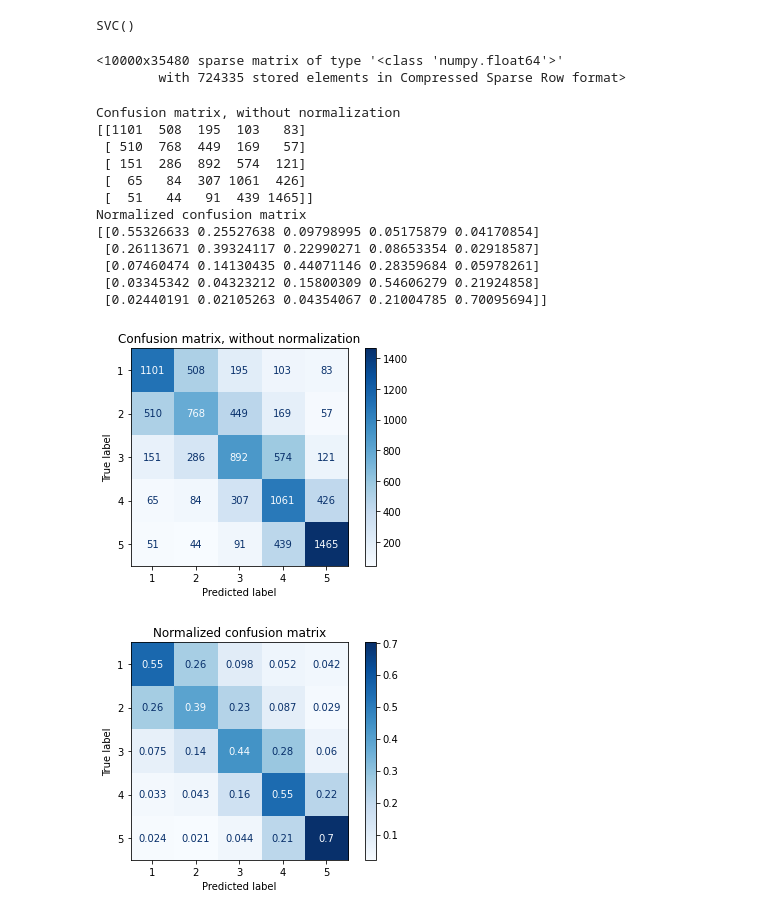
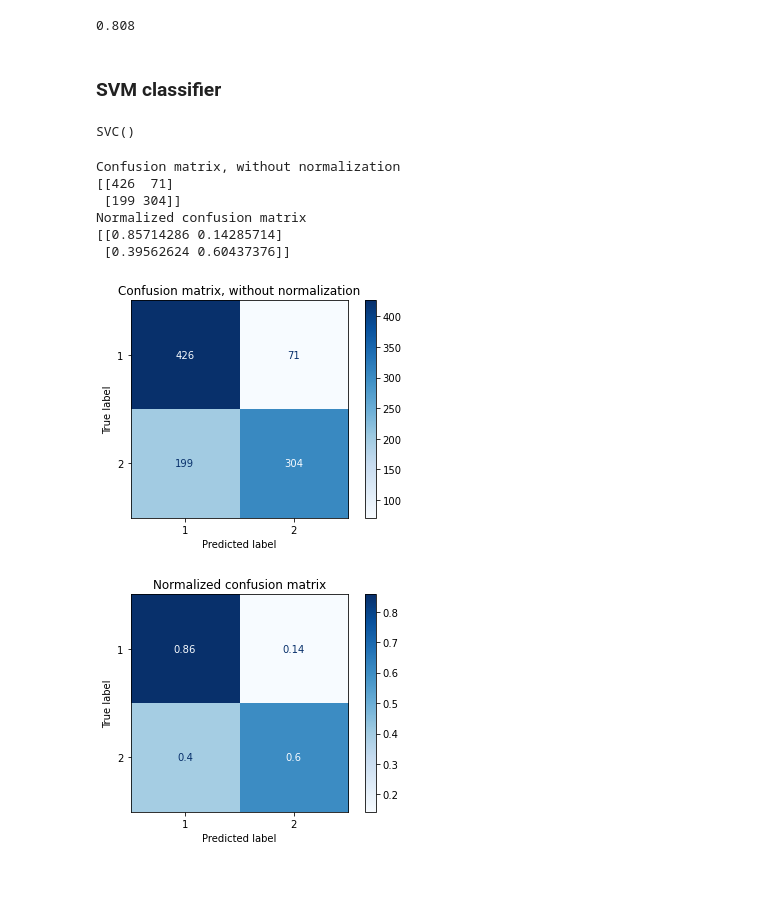
Before and after one commit to Vishvak365/NLP-Tweet-Analysis, a Jupyter notebook: ML_training.ipynb, the cells around one changed output. Cells and saved outputs as stored; diff of their text form; code cells hidden in the pictures; blank space fills up the shorter version.

```diff
--- a/ML_training.ipynb
+++ b/ML_training.ipynb
@@ -64,0 +63,5 @@ df = df.append(rating_5_df[:numValues])
+# %%
+numValues = min(len(rating_positive_df),len(rating_negative_df))
+df.drop(df.index, inplace=True)
+df = df.append(rating_positive_df[:numValues])
+df = df.append(rating_negative_df[:numValues])
@@ -65,5 +70,6 @@ df = df.append(rating_5_df[:numValues])
 # %%
 train_X,test_X,train_y,test_y = train_test_split(df['reviews'], df['rating'], test_size=0.20, random_state=42)
-vectorizer = TfidfVectorizer()
-train_X = vectorizer.fit_transform(train_X[:10000])
-test_X = vectorizer.transform(test_X[:10000])
+train_len,test_len = len(train_X),len(test_X)
+vectorizer = TfidfVectorizer(min_df=2, ngram_range=(1, 2), stop_words='english', max_features= 25000,strip_accents='unicode', norm='l2')
+train_X = vectorizer.fit_transform(train_X[:50000]).todense()
+test_X = vectorizer.transform(test_X).todense()
@@ -75,40 +112,55 @@ FreqDist({2: 44137, 1: 44035, 4: 44026, 3: 43943, 5: 43859})
+# %%
+# accuracy_score(test_y[:1000],model.predict(test_X[:1000]))
+s_ubset = 1000
+pred = model.predict(test_X[:s_ubset])
+# pred_t = model.predict(train_X[:100])
+test_y = test_y.reset_index(drop=True)
+# train_y = train_y.reset_index(drop=True)
+
+pred_0_1 = []
+for y in pred:
+    if y > .5:
+        pred_0_1.append(1)
+    else:
+        pred_0_1.append(0)
+accuracy_score(test_y[:s_ubset],pred_0_1)
+
+# pred = [for y in pred]
+# for i in range(99):
+#     print(pred[i][0],test_y[i])
+# for i in range(99):
+#     print(pred_t[i][0],train_y[i])
+# %% [output]
+0.808
+# %% [markdown]
+### SVM classifier
 # %%
-# clf = MultinomialNB().fit(train_X, train_y[:100000])
+# # clf = MultinomialNB().fit(train_X, train_y[:100000])
+subset_data = 1000
 from sklearn import svm
 clf = svm.SVC()
-clf.fit(train_X, train_y[:10000])
+clf.fit(train_X[:subset_data], train_y[:subset_data])
 # %% [output]
 SVC()
-# %%
-train_X
-# %% [output]
-<10000x35480 sparse matrix of type '<class 'numpy.float64'>'
-        with 724335 stored elements in Compressed Sparse Row format>
 # %%
 titles_options = [("Confusion matrix, without normalization", None),
                   ("Normalized confusion matrix", 'true')]
 for title, normalize in titles_options:
-    disp = plot_confusion_matrix(clf, test_X, test_y[:10000],
-                                 display_labels=np.arange(1,6),
+    disp = plot_confusion_matrix(clf, test_X[:1000], test_y[:1000],
+                                 display_labels=np.arange(1,3),
                                  cmap=plt.cm.Blues,
                                  normalize=normalize)
     disp.ax_.set_title(title)
 
     print(title)
     print(disp.confusion_matrix)
 plt.show()
 # %% [output]
 Confusion matrix, without normalization
-[[1101  508  195  103   83]
- [ 510  768  449  169   57]
- [ 151  286  892  574  121]
- [  65   84  307 1061  426]
- [  51   44   91  439 1465]]
+[[426  71]
+ [199 304]]
 Normalized confusion matrix
-[[0.55326633 0.25527638 0.09798995 0.05175879 0.04170854]
- [0.26113671 0.39324117 0.22990271 0.08653354 0.02918587]
- [0.07460474 0.14130435 0.44071146 0.28359684 0.05978261]
- [0.03345342 0.04323212 0.15800309 0.54606279 0.21924858]
- [0.02440191 0.02105263 0.04354067 0.21004785 0.70095694]]
+[[0.85714286 0.14285714]
+ [0.39562624 0.60437376]]
-[figure, old version]
+[figure, new version]
-[figure, old version]
+[figure, new version]
```
Also changed, not shown: parts of 14 cells of this notebook.
